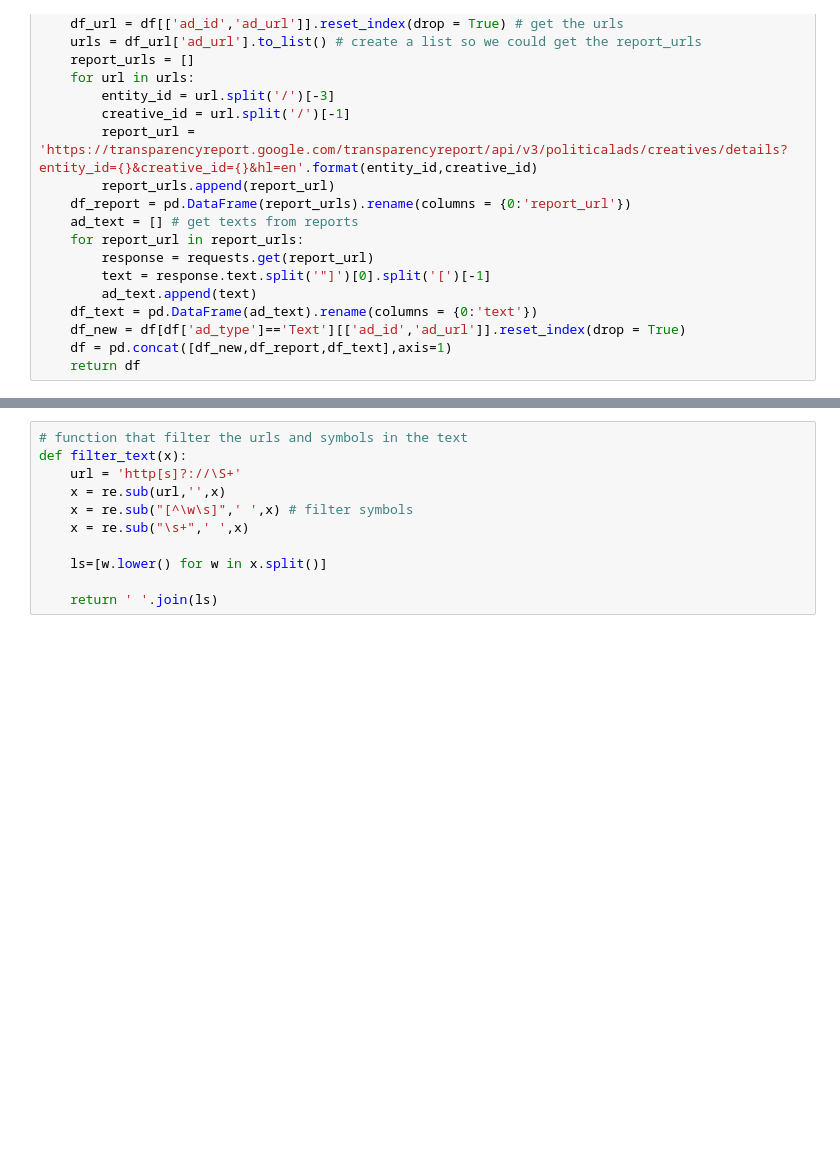
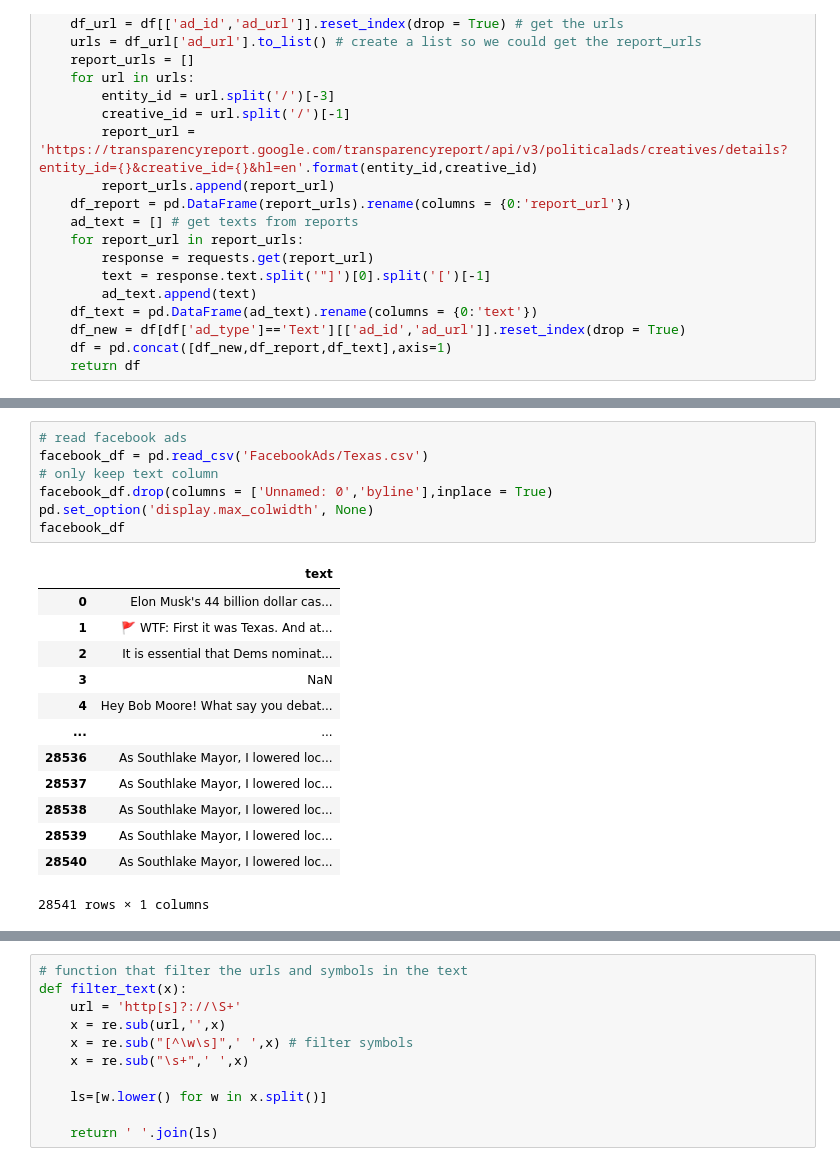
Before and after one commit to sfchronicle/ml-political-ads, a Jupyter notebook: ads_anaylsis_TX.ipynb, the cells around one changed output, grey strips where cells are left out. Drawn from its saved outputs; the diff is of its cells as text; blank space fills up the shorter version.

```diff
--- a/ads_anaylsis_TX.ipynb
+++ b/ads_anaylsis_TX.ipynb
@@ -52,3 +52,24 @@ df_text.head()
 | 2 | CR286730195614826496 | https://transparencyreport.google... | https://transparencyreport.google... | "Let's make voting simpler, more ... |
 | 3 | CR212564562908545024 | https://transparencyreport.google... | https://transparencyreport.google... | "Texas's 29th Congressional District |
 | 4 | CR493844926061084672 | https://transparencyreport.google... | https://transparencyreport.google... | "Let's make voting simpler, more ... |
+# %%
+# read facebook ads
+facebook_df = pd.read_csv('FacebookAds/Texas.csv')
+# only keep text column
+facebook_df.drop(columns = ['Unnamed: 0','byline'],inplace = True)
+pd.set_option('display.max_colwidth', None)
+facebook_df
+# %% [output]
+|  | text |
+| 0 | Elon Musk's 44 billion dollar cas... |
+| 1 | 🚩 WTF: First it was Texas. And at... |
+| 2 | It is essential that Dems nominat... |
+| 3 | NaN |
+| 4 | Hey Bob Moore! What say you debat... |
+| ... | ... |
+| 28536 | As Southlake Mayor, I lowered loc... |
+| 28537 | As Southlake Mayor, I lowered loc... |
+| 28538 | As Southlake Mayor, I lowered loc... |
+| 28539 | As Southlake Mayor, I lowered loc... |
+| 28540 | As Southlake Mayor, I lowered loc... |
+28541 rows × 1 columns
```
Also changed, not shown: parts of 12 cells of this notebook, 8 other files.
